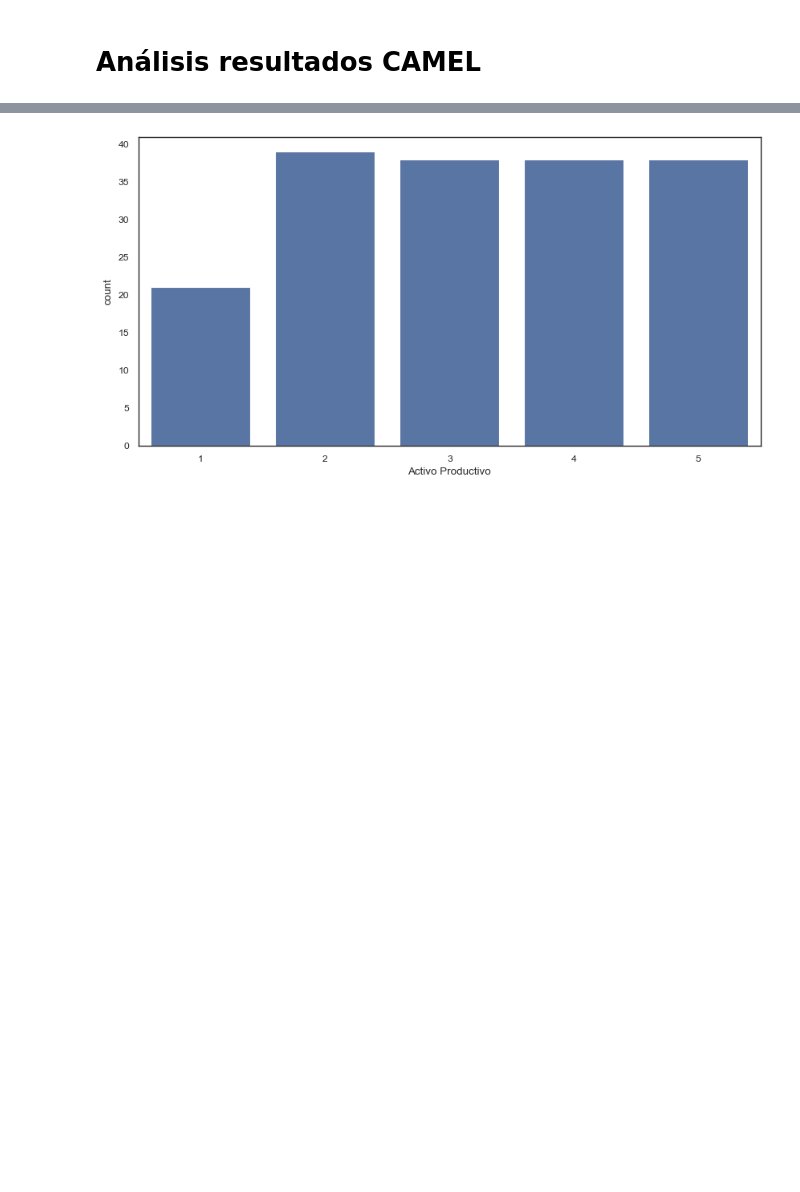
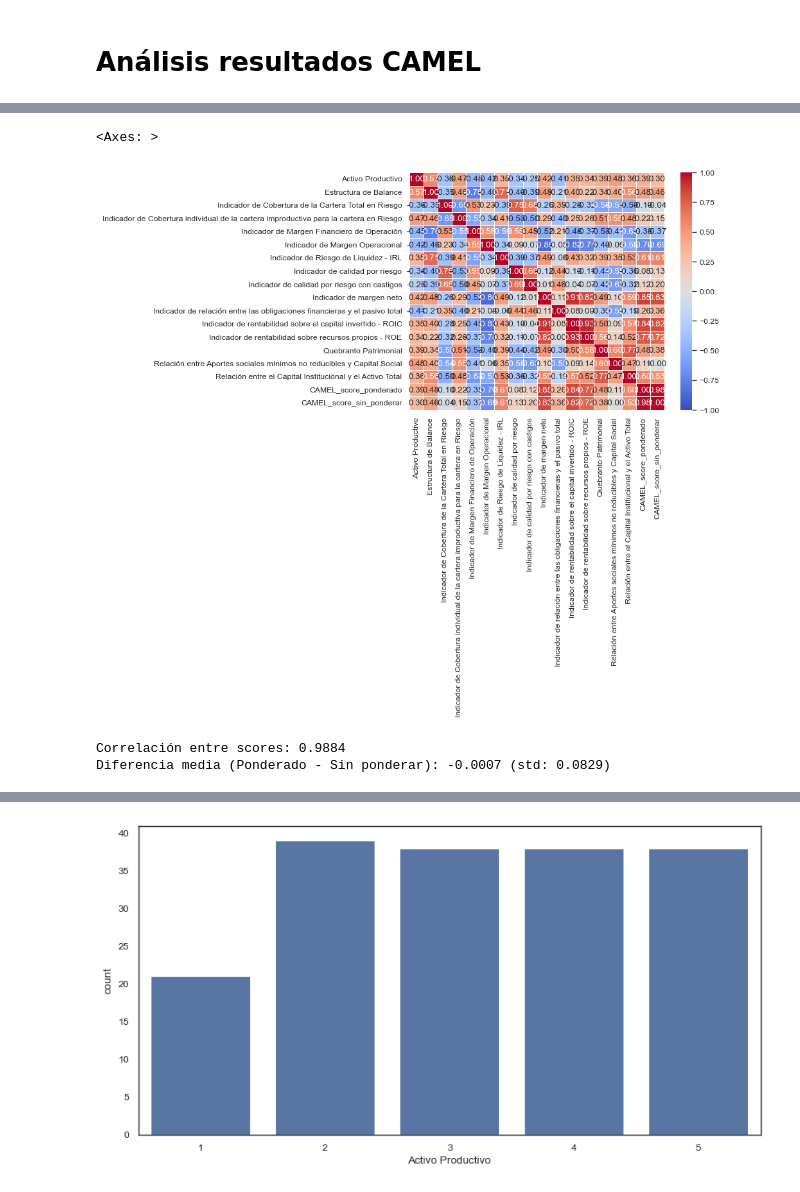
Before and after one commit to jhquiza/proyecto-riesgos, a Jupyter notebook: camel/Análisis resultados CAMEL.ipynb, the cells around one changed output, grey strips where cells are left out. Drawn from its saved outputs; the diff is of its cells as text; code cells hidden in the pictures; blank space fills up the shorter version.

```diff
--- a/camel/Análisis resultados CAMEL.ipynb
+++ b/camel/Análisis resultados CAMEL.ipynb
@@ -52,0 +53,18 @@ memory usage: 10.6+ KB
+# %%
+corr = df.select_dtypes(include=['number']).corr(method='spearman')
+sns.heatmap(corr, annot=True, cmap='coolwarm', fmt=".2f", linewidths=0.5, vmin=-1, vmax=1)
+# %% [output]
+<Axes: >
+[figure, added]
+# %%
+# 1. Comparación entre scores ponderados y sin ponderar
+corr_scores = df[['CAMEL_score_ponderado', 'CAMEL_score_sin_ponderar']].corr().iloc[0,1]
+diff = df['CAMEL_score_ponderado'] - df['CAMEL_score_sin_ponderar']
+mean_diff = diff.mean()
+std_diff = diff.std()
+
+print(f"Correlación entre scores: {corr_scores:.4f}")
+print(f"Diferencia media (Ponderado - Sin ponderar): {mean_diff:.4f} (std: {std_diff:.4f})")
+# %% [output]
+Correlación entre scores: 0.9884
+Diferencia media (Ponderado - Sin ponderar): -0.0007 (std: 0.0829)
```
Also changed, not shown: parts of 33 cells of this notebook.
